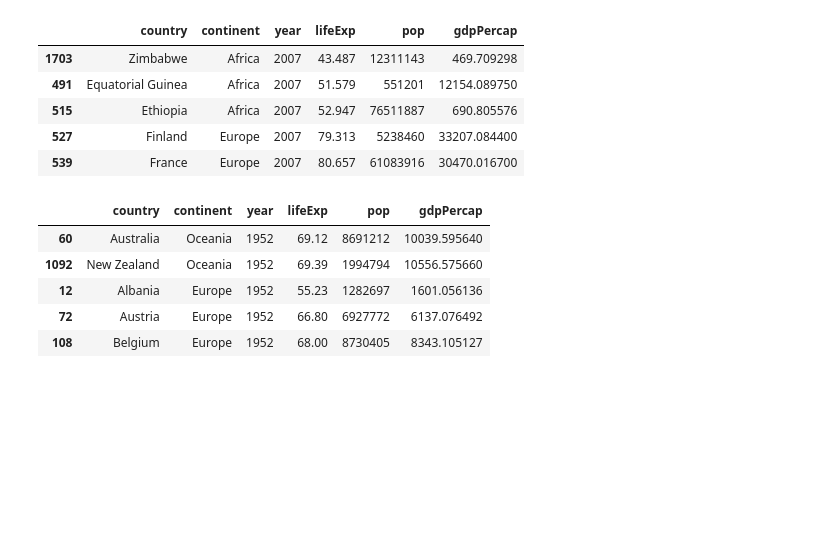
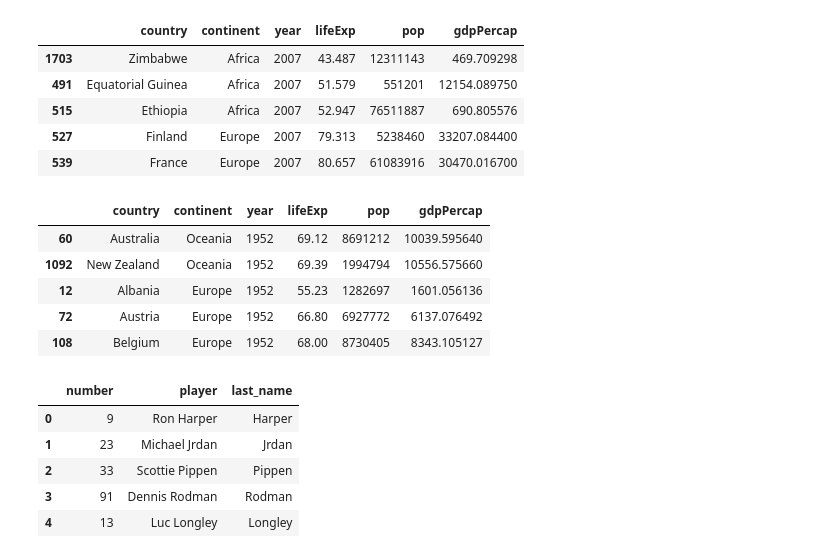
Before and after one commit to astalee812/Python-Practice, a Jupyter notebook: Data Science in Action.ipynb, the cells around one changed output. Cells and saved outputs as stored; diff of their text form; code cells hidden in the pictures; blank space fills up the shorter version.

```diff
--- a/Data Science in Action.ipynb
+++ b/Data Science in Action.ipynb
@@ -346,3 +346,20 @@ df.sort_values(by = ["year", "continent"], ascending = [True,False]).head() #先
 | 12 | Albania | Europe | 1952 | 55.23 | 1282697 | 1601.056136 |
 | 72 | Austria | Europe | 1952 | 66.80 | 6927772 | 6137.076492 |
 | 108 | Belgium | Europe | 1952 | 68.00 | 8730405 | 8343.105127 |
+# %%
+import pandas as pd
+numbers = [9, 23, 33, 91, 13]
+players = ["Ron Harper", "Michael Jrdan", "Scottie Pippen", "Dennis Rodman", "Luc Longley"]
+df = pd.DataFrame()
+df["number"] = numbers
+df["player"] = players
+df["last_name"] = df["player"].map(lambda x: x.split()[1])
+##使用lambda虛擬函數將名字一個一個放到split()中，並指取得第二欄的位置，用map()變成一串list
+df
+# %% [output]
+|  | number | player | last_name |
+| 0 | 9 | Ron Harper | Harper |
+| 1 | 23 | Michael Jrdan | Jrdan |
+| 2 | 33 | Scottie Pippen | Pippen |
+| 3 | 91 | Dennis Rodman | Rodman |
+| 4 | 13 | Luc Longley | Longley |
```
Also changed, not shown: parts of 4 cells of this notebook.
